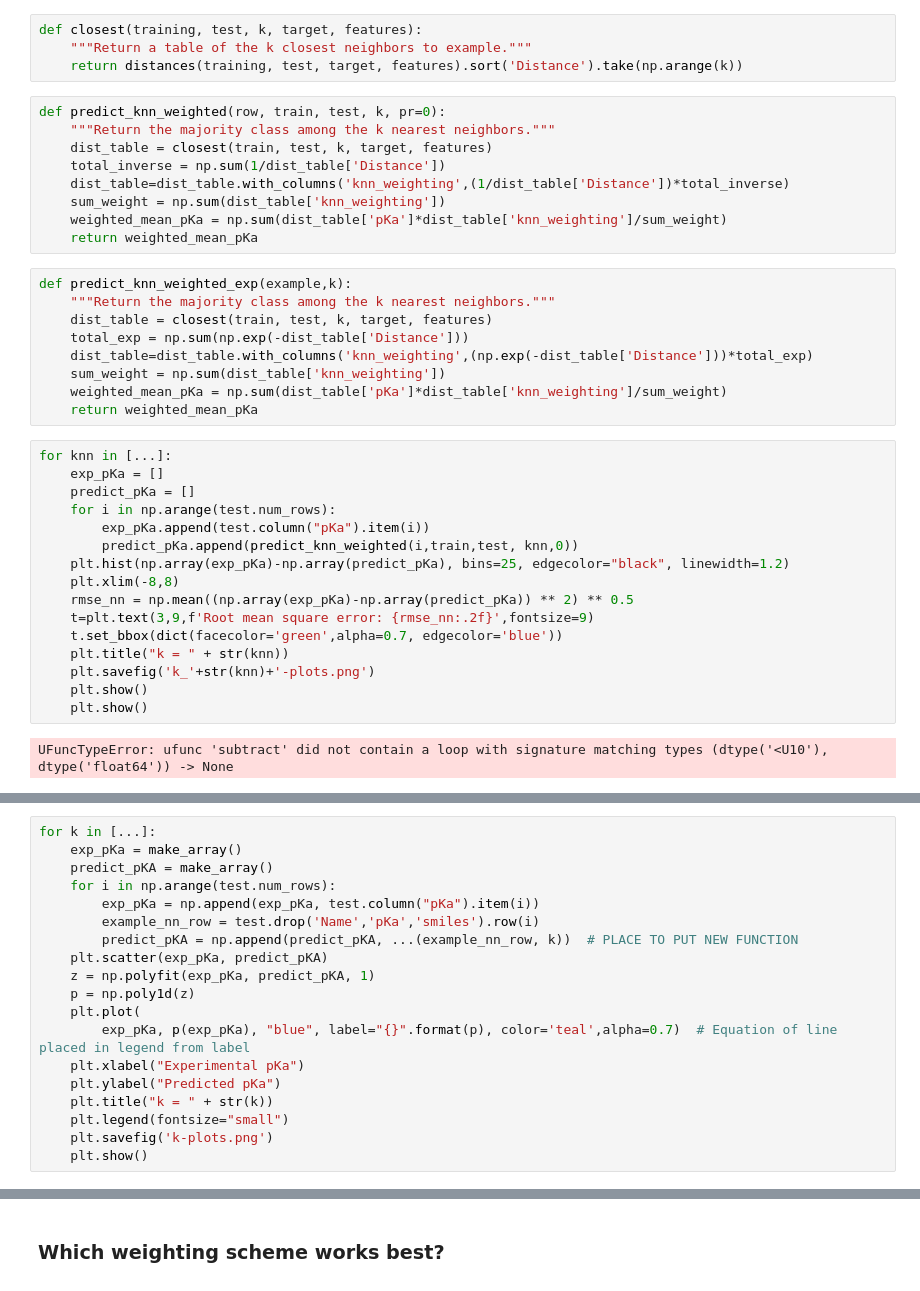
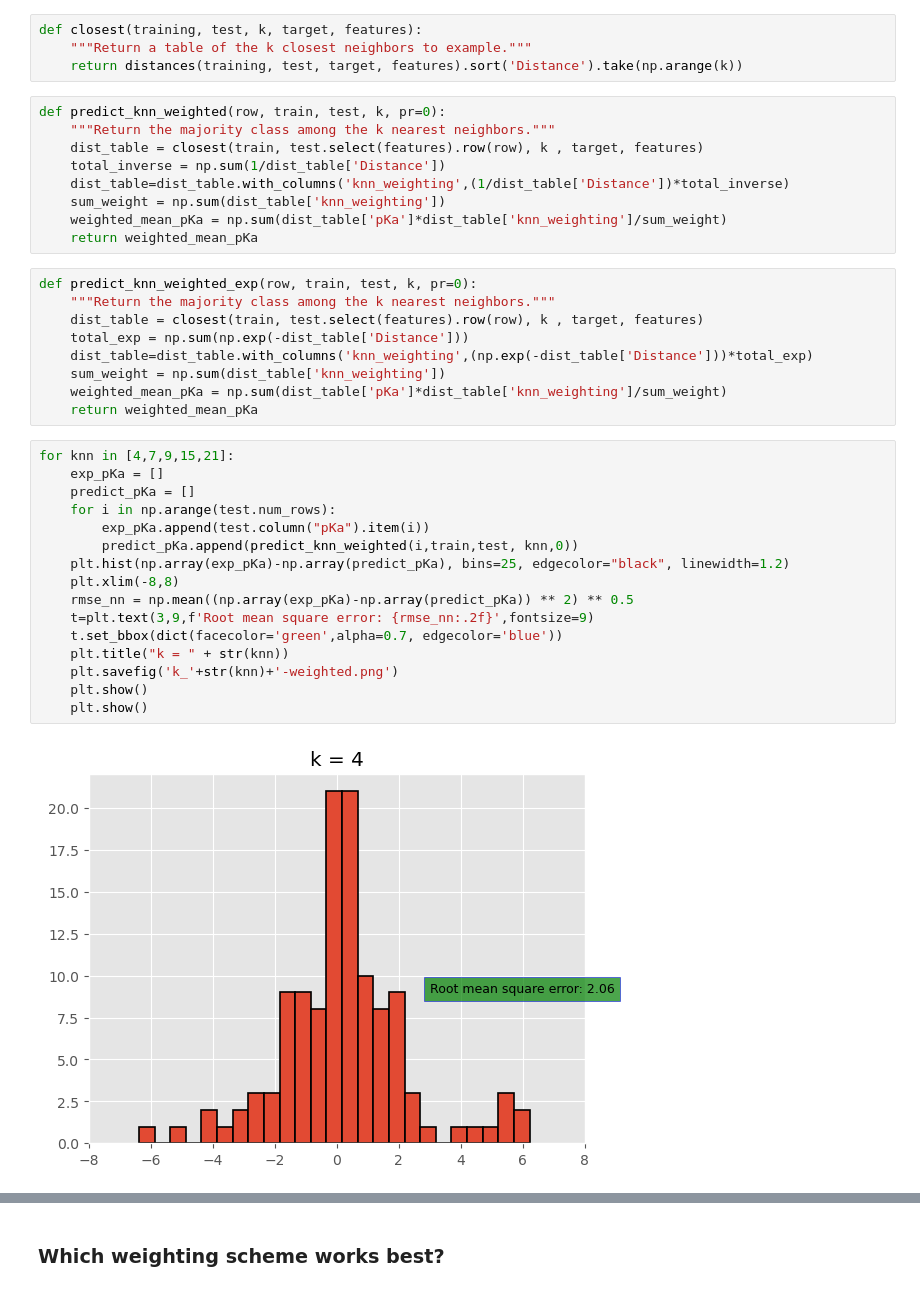
Before and after one commit to laserchemist/datascience, a Jupyter notebook: under_development/Nearest Neighbor/Machine Learning and Chemistry-Fall-2024-advanced.ipynb, the cells around one changed output, grey strips where cells are left out. Drawn from its saved outputs; the diff is of its cells as text.

```diff
--- a/under_development/Nearest Neighbor/Machine Learning and Chemistry-Fall-2024-advanced.ipynb
+++ b/under_development/Nearest Neighbor/Machine Learning and Chemistry-Fall-2024-advanced.ipynb
@@ -731,36 +900,36 @@ def closest(training, test, k, target, features):
 # %%
 def predict_knn_weighted(row, train, test, k, pr=0):
     """Return the majority class among the k nearest neighbors."""
-    dist_table = closest(train, test, k, target, features)
+    dist_table = closest(train, test.select(features).row(row), k , target, features)
     total_inverse = np.sum(1/dist_table['Distance'])
     dist_table=dist_table.with_columns('knn_weighting',(1/dist_table['Distance'])*total_inverse)
     sum_weight = np.sum(dist_table['knn_weighting'])
     weighted_mean_pKa = np.sum(dist_table['pKa']*dist_table['knn_weighting']/sum_weight)
     return weighted_mean_pKa
 # %%
-def predict_knn_weighted_exp(example,k):
+def predict_knn_weighted_exp(row, train, test, k, pr=0):
     """Return the majority class among the k nearest neighbors."""
-    dist_table = closest(train, test, k, target, features)
+    dist_table = closest(train, test.select(features).row(row), k , target, features)
     total_exp = np.sum(np.exp(-dist_table['Distance']))
     dist_table=dist_table.with_columns('knn_weighting',(np.exp(-dist_table['Distance']))*total_exp)
     sum_weight = np.sum(dist_table['knn_weighting'])
     weighted_mean_pKa = np.sum(dist_table['pKa']*dist_table['knn_weighting']/sum_weight)
     return weighted_mean_pKa
 # %%
-for knn in [...]:
+for knn in [4,7,9,15,21]:
     exp_pKa = []
     predict_pKa = []
     for i in np.arange(test.num_rows):
         exp_pKa.append(test.column("pKa").item(i))
         predict_pKa.append(predict_knn_weighted(i,train,test, knn,0))
     plt.hist(np.array(exp_pKa)-np.array(predict_pKa), bins=25, edgecolor="black", linewidth=1.2)
     plt.xlim(-8,8)
     rmse_nn = np.mean((np.array(exp_pKa)-np.array(predict_pKa)) ** 2) ** 0.5
     t=plt.text(3,9,f'Root mean square error: {rmse_nn:.2f}',fontsize=9)
     t.set_bbox(dict(facecolor='green',alpha=0.7, edgecolor='blue'))
     plt.title("k = " + str(knn))
-    plt.savefig('k_'+str(knn)+'-plots.png')
+    plt.savefig('k_'+str(knn)+'-weighted.png')
     plt.show()
     plt.show()
 # %% [output]
-UFuncTypeError: ufunc 'subtract' did not contain a loop with signature matching types (dtype('<U10'), dtype('float64')) -> None
+[figure, added]
@@ -767,19 +939,0 @@ UFuncTypeError: ufunc 'subtract' did not contain a loop with signature matching
-# %%
-for k in [...]:
-    exp_pKa = make_array()
-    predict_pKA = make_array()
-    for i in np.arange(test.num_rows):
-        exp_pKa = np.append(exp_pKa, test.column("pKa").item(i))
-        example_nn_row = test.drop('Name','pKa','smiles').row(i)
-        predict_pKA = np.append(predict_pKA, ...(example_nn_row, k))  # PLACE TO PUT NEW FUNCTION
-    plt.scatter(exp_pKa, predict_pKA)
-    z = np.polyfit(exp_pKa, predict_pKA, 1)
-    p = np.poly1d(z)
-    plt.plot(
-        exp_pKa, p(exp_pKa), "blue", label="{}".format(p), color='teal',alpha=0.7)  # Equation of line placed in legend from label
-    plt.xlabel("Experimental pKa")
-    plt.ylabel("Predicted pKa")
-    plt.title("k = " + str(k))
-    plt.legend(fontsize="small")
-    plt.savefig('k-plots.png')
-    plt.show()
```
Also changed, not shown: parts of 35 cells of this notebook, 23 other files.
